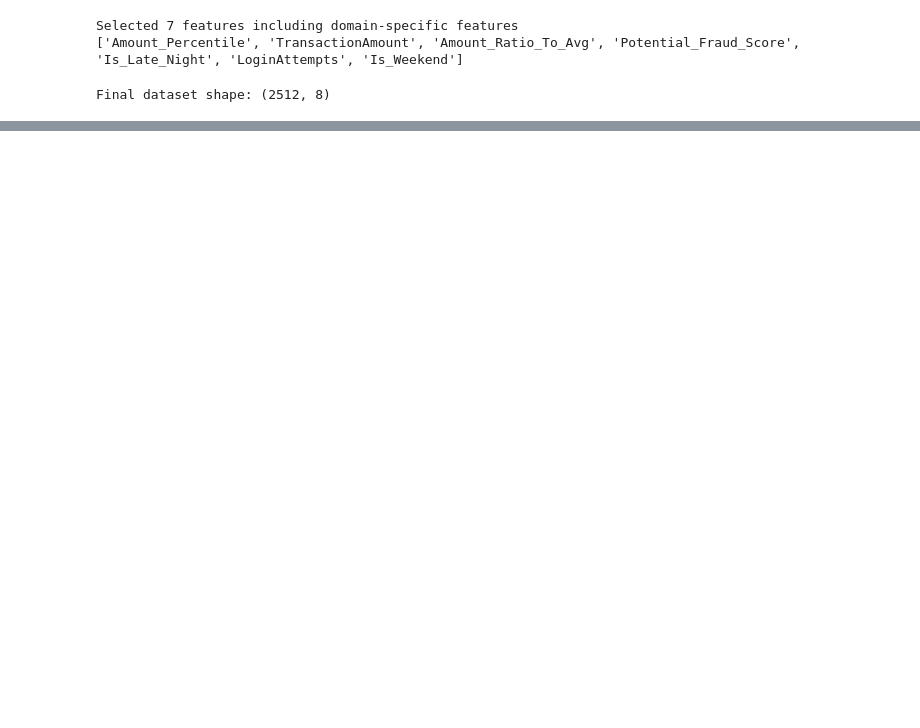
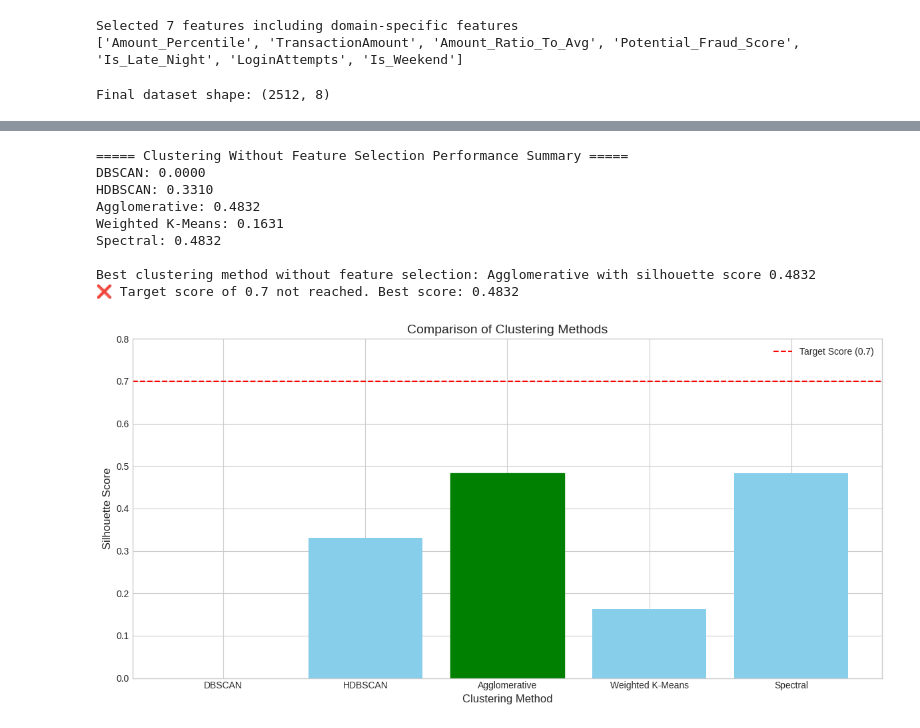
Before and after one commit to notsuperganang/ml-dbs, a Jupyter notebook: [Clustering]_Submission_Akhir_BMLP_Ganang_Setyo_Hadi.ipynb, the cells around one changed output, grey strips where cells are left out. Drawn from its saved outputs; the diff is of its cells as text; code cells hidden in the pictures; blank space fills up the shorter version.

```diff
--- a/[Clustering]_Submission_Akhir_BMLP_Ganang_Setyo_Hadi.ipynb
+++ b/[Clustering]_Submission_Akhir_BMLP_Ganang_Setyo_Hadi.ipynb
@@ -1569,0 +1809,16 @@ Simpan hasilnya ke dalam file CSV.
+# %%
+# Try Weighted K-Means with various cluster counts
+weighted_kmeans_scores = []
+for n_clusters in range(2, 11):
+    weighted_kmeans = WeightedKMeans(n_clusters=n_clusters, random_state=42)
+    weighted_kmeans.fit(features_with_fs, sample_weight=weights)
+
+    score = silhouette_score(features_with_fs, weighted_kmeans.labels_)
+    weighted_kmeans_scores.append((n_clusters, score))
+
+    print(f"Weighted K-Means with feature selection with {n_clusters} clusters: Silhouette Score = {score:.4f}")
+
+# Get best weighted K-Means result
+best_weighted_kmeans_with_fs = max(weighted_kmeans_scores, key=lambda x: x[1])
+print(f"\nBest Weighted K-Means with feature selection: {best_weighted_kmeans_with_fs[0]} clusters")
+print(f"Silhouette Score: {best_weighted_kmeans_with_fs[1]:.4f}")
@@ -1569,0 +1882,54 @@ Simpan hasilnya ke dalam file CSV.
+# %%
+# Summarize all results
+print("\n===== Clustering Without Feature Selection Performance Summary =====")
+all_results = [
+    ("DBSCAN", dbscan_silhouette_no_fs),
+    ("HDBSCAN", hdbscan_silhouette_no_fs),
+    ("Agglomerative", best_agglo_score_no_fs),
+    ("Weighted K-Means", best_weighted_kmeans_no_fs[1])
+]
+if 'best_spectral_no_fs' in locals():
+    all_results.append(("Spectral", best_spectral_no_fs[1]))
+
+for method, score in all_results:
+    print(f"{method}: {score:.4f}")
+
+# Find the best method
+best_method, best_score = max(all_results, key=lambda x: x[1])
+print(f"\nBest clustering method without feature selection: {best_method} with silhouette score {best_score:.4f}")
+
+if best_score >= 0.7:
+    print(f"✅ Success! We've achieved the target silhouette score of 0.7 or higher.")
+else:
+    print(f"❌ Target score of 0.7 not reached. Best score: {best_score:.4f}")
+
+# Plot silhouette scores comparison
+plt.figure(figsize=(12, 6))
+methods = [method for method, _ in all_results]
+scores = [score for _, score in all_results]
+
+bars = plt.bar(methods, scores, color='skyblue')
+plt.axhline(y=0.7, color='r', linestyle='--', label='Target Score (0.7)')
+
+# Highlight the best method
+best_index = methods.index(best_method)
+bars[best_index].set_color('green')
+
+plt.ylim(0, max(0.8, max(scores) + 0.05))
+plt.xlabel('Clustering Method')
+plt.ylabel('Silhouette Score')
+plt.title('Comparison of Clustering Methods')
+plt.legend()
+plt.tight_layout()
+plt.show()
+# %% [output]
+===== Clustering Without Feature Selection Performance Summary =====
+DBSCAN: 0.0000
+HDBSCAN: 0.3310
+Agglomerative: 0.4832
+Weighted K-Means: 0.1631
+Spectral: 0.4832
+
+Best clustering method without feature selection: Agglomerative with silhouette score 0.4832
+❌ Target score of 0.7 not reached. Best score: 0.4832
+[figure, added]
```
Also changed, not shown: parts of 155 cells of this notebook, 5 other files.
